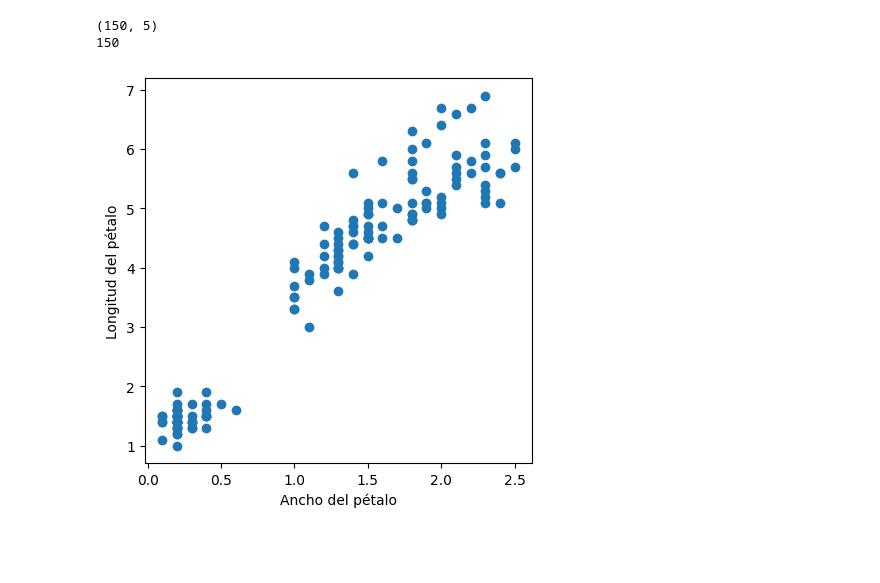
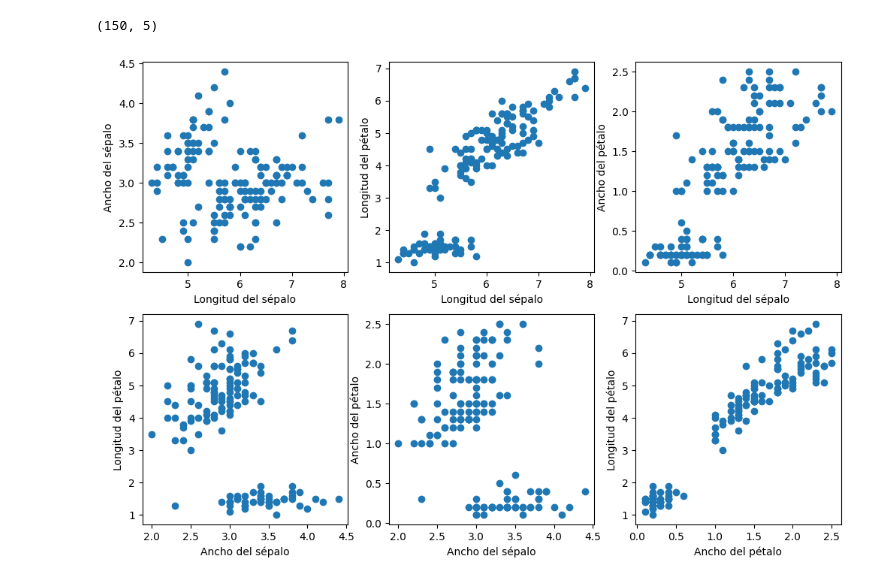
Before and after one commit to LiamSalazar/CienciaDatos, a Jupyter notebook: Practica4.ipynb, the cells around one changed output. Drawn from its saved outputs; the diff is of its cells as text; code cells hidden in the pictures; blank space fills up the shorter version.

```diff
--- a/Practica4.ipynb
+++ b/Practica4.ipynb
@@ -1,29 +1,47 @@
-# %%
-import pandas as pd
-import numpy as np
-import matplotlib.pyplot as plt
-
-fig, axes = plt.subplots(1,1,figsize=(5,5))
-iris = pd.read_csv("./iris.csv")
-print((iris.shape))
-pw = iris["petal.width"]
-pl = iris["petal.length"]
-sw = iris["sepal.width"]
-sl = iris["sepal.length"]
-
-print(len(pw))
-
-A = np.zeros((150,4)) # Matriz de 150 filas por 4 columnas
-A[:,0] = pw # Se asignan todos los valores de pw a la columna 0
-A[:,1] = pl
-A[:,2] = sw
-A[:,3] = sl
-
-axes.scatter(pw, pl)
-axes.set_ylabel("Longitud del pétalo")
-axes.set_xlabel("Ancho del pétalo")
-plt.show()
-# %% [output]
-(150, 5)
-150
-[figure, removed]
+# %%
+import pandas as pd
+import numpy as np
+import matplotlib.pyplot as plt
+
+fig, axes = plt.subplots(2,3,figsize=(12,8))
+iris = pd.read_csv("./iris.csv")
+print((iris.shape))
+pw = iris["petal.width"]
+pl = iris["petal.length"]
+sw = iris["sepal.width"]
+sl = iris["sepal.length"]
+
+# Gráfica 1
+axes[0][0].scatter(sl, sw)
+axes[0][0].set_ylabel("Ancho del sépalo")
+axes[0][0].set_xlabel("Longitud del sépalo")
+
+# Gráfica 2
+axes[0][1].scatter(sl, pl)
+axes[0][1].set_ylabel("Longitud del pétalo")
+axes[0][1].set_xlabel("Longitud del sépalo")
+
+# Gráfica 3
+axes[0][2].scatter(sl, pw)
+axes[0][2].set_ylabel("Ancho del pétalo")
+axes[0][2].set_xlabel("Longitud del sépalo")
+
+# Gráfica 4
+axes[1][0].scatter(sw, pl)
+axes[1][0].set_ylabel("Longitud del pétalo")
+axes[1][0].set_xlabel("Ancho del sépalo")
+
+# Gráfica 5
+axes[1][1].scatter(sw, pw)
+axes[1][1].set_ylabel("Ancho del pétalo")
+axes[1][1].set_xlabel("Ancho del sépalo")
+
+# Gráfica 6
+axes[1][2].scatter(pw, pl)
+axes[1][2].set_ylabel("Longitud del pétalo")
+axes[1][2].set_xlabel("Ancho del pétalo")
+
+plt.show()
+# %% [output]
+(150, 5)
+[figure, added]
```
